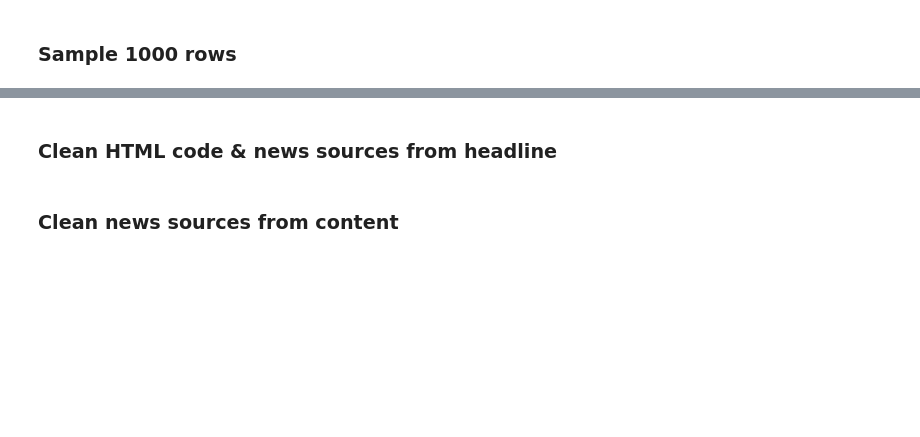
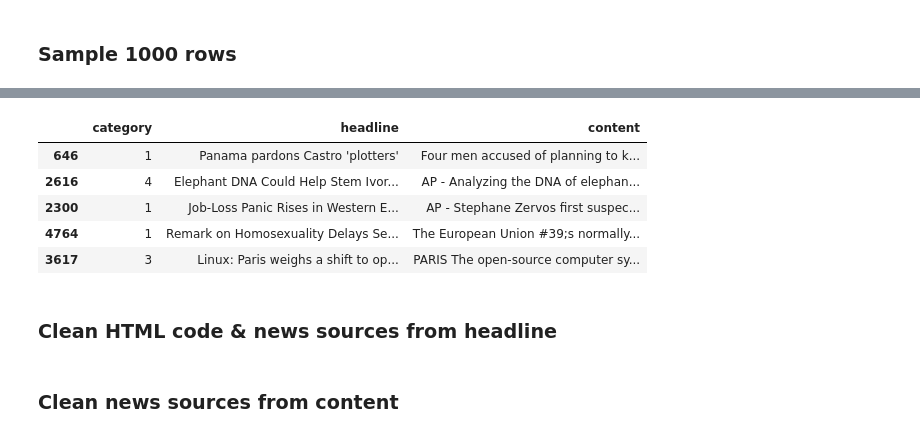
Before and after one commit to DataKnightsAI/Text-Classification-for-News-Summaries, a Jupyter notebook: pre-processing.ipynb, the cells around one changed output, grey strips where cells are left out. Cells and saved outputs as stored; diff of their text form; code cells hidden in the pictures; blank space fills up the shorter version.

```diff
--- a/pre-processing.ipynb
+++ b/pre-processing.ipynb
@@ -57,6 +77,16 @@ train_data_sample.head()
 | 25351 | 2 | Changing Directions | Over at USA Today -- Slogan: "All... |
 | 74309 | 4 | Cassini snapshots murky moon Titan | The Cassini probe got the first c... |
 | 88347 | 1 | Farewell Yasser Arafat | GAZA CITY, 12 November 2004 - The... |
+# %%
+test_data_sample = test_data.sample(n = 1000, replace = False, random_state = 123)
+test_data_sample.head()
+# %% [output]
+|  | category | headline | content |
+| 646 | 1 | Panama pardons Castro 'plotters' | Four men accused of planning to k... |
+| 2616 | 4 | Elephant DNA Could Help Stem Ivor... | AP - Analyzing the DNA of elephan... |
+| 2300 | 1 | Job-Loss Panic Rises in Western E... | AP - Stephane Zervos first suspec... |
+| 4764 | 1 | Remark on Homosexuality Delays Se... | The European Union #39;s normally... |
+| 3617 | 3 | Linux: Paris weighs a shift to op... | PARIS The open-source computer sy... |
 # %% [markdown]
 ### Clean HTML code & news sources from headline
 # %%
```
Also changed, not shown: parts of 11 cells of this notebook, 1 other file.
